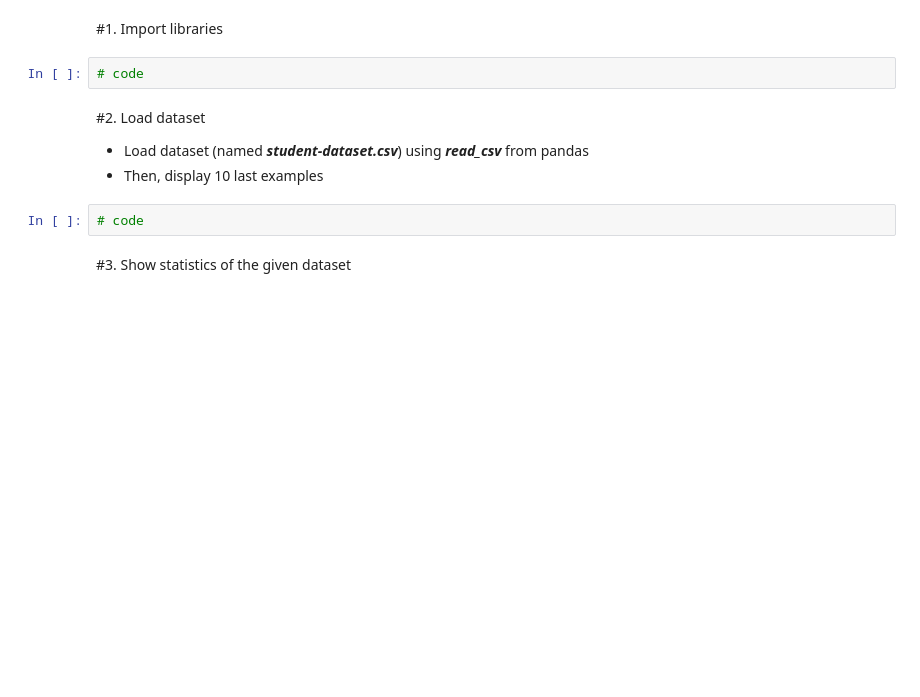
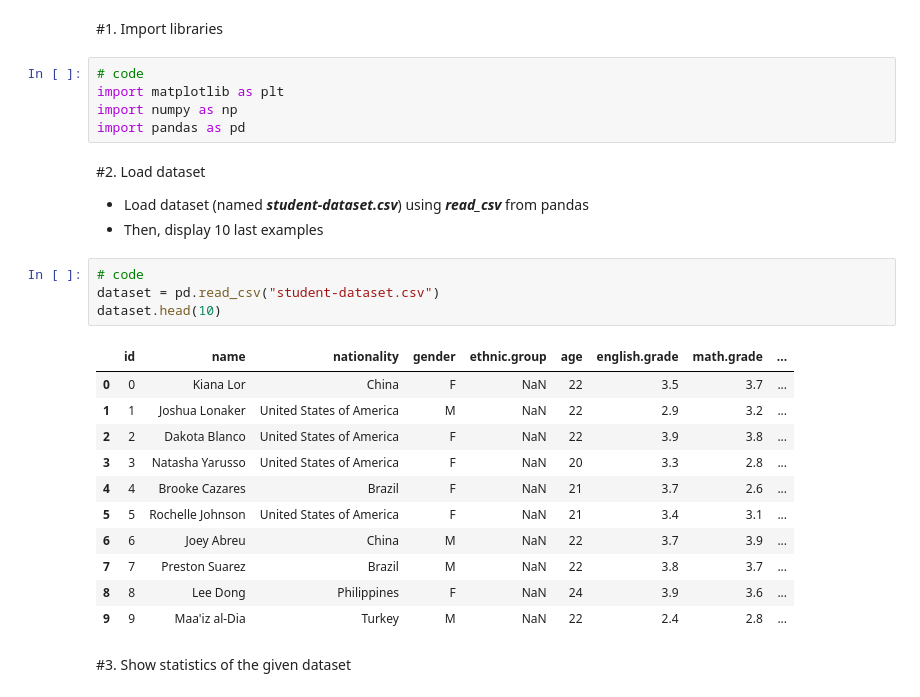
Before and after one commit to PhamTienLoc/Lab_ML, a Jupyter notebook: Lab_2_21130429_PhamTienLoc.ipynb, the cells around one changed output. Cells and saved outputs as stored; diff of their text form; blank space fills up the shorter version.

```diff
--- a/Lab_2_21130429_PhamTienLoc.ipynb
+++ b/Lab_2_21130429_PhamTienLoc.ipynb
@@ -14,14 +17,31 @@ drive.mount('/content/gdrive')
 # %% [markdown]
 #1. Import libraries
-# %%
-# code
+# %%
+# code
+import matplotlib as plt
+import numpy as np
+import pandas as pd
 # %% [markdown]
 #2. Load dataset
 
 *   Load dataset (named ***student-dataset.csv***) using ***read_csv*** from pandas
 *   Then, display 10 last examples
-# %%
-# code
+# %%
+# code
+dataset = pd.read_csv("student-dataset.csv")
+dataset.head(10)
+# %% [output]
+|  | id | name | nationality | gender | ethnic.group | age | english.grade | math.grade | ... |
+| 0 | 0 | Kiana Lor | China | F | NaN | 22 | 3.5 | 3.7 | ... |
+| 1 | 1 | Joshua Lonaker | United States of America | M | NaN | 22 | 2.9 | 3.2 | ... |
+| 2 | 2 | Dakota Blanco | United States of America | F | NaN | 22 | 3.9 | 3.8 | ... |
+| 3 | 3 | Natasha Yarusso | United States of America | F | NaN | 20 | 3.3 | 2.8 | ... |
+| 4 | 4 | Brooke Cazares | Brazil | F | NaN | 21 | 3.7 | 2.6 | ... |
+| 5 | 5 | Rochelle Johnson | United States of America | F | NaN | 21 | 3.4 | 3.1 | ... |
+| 6 | 6 | Joey Abreu | China | M | NaN | 22 | 3.7 | 3.9 | ... |
+| 7 | 7 | Preston Suarez | Brazil | M | NaN | 22 | 3.8 | 3.7 | ... |
+| 8 | 8 | Lee Dong | Philippines | F | NaN | 24 | 3.9 | 3.6 | ... |
+| 9 | 9 | Maa'iz al-Dia | Turkey | M | NaN | 22 | 2.4 | 2.8 | ... |
 # %% [markdown]
 #3. Show statistics of the given dataset
 # %%
```
Also changed, not shown: parts of 3 cells of this notebook.
